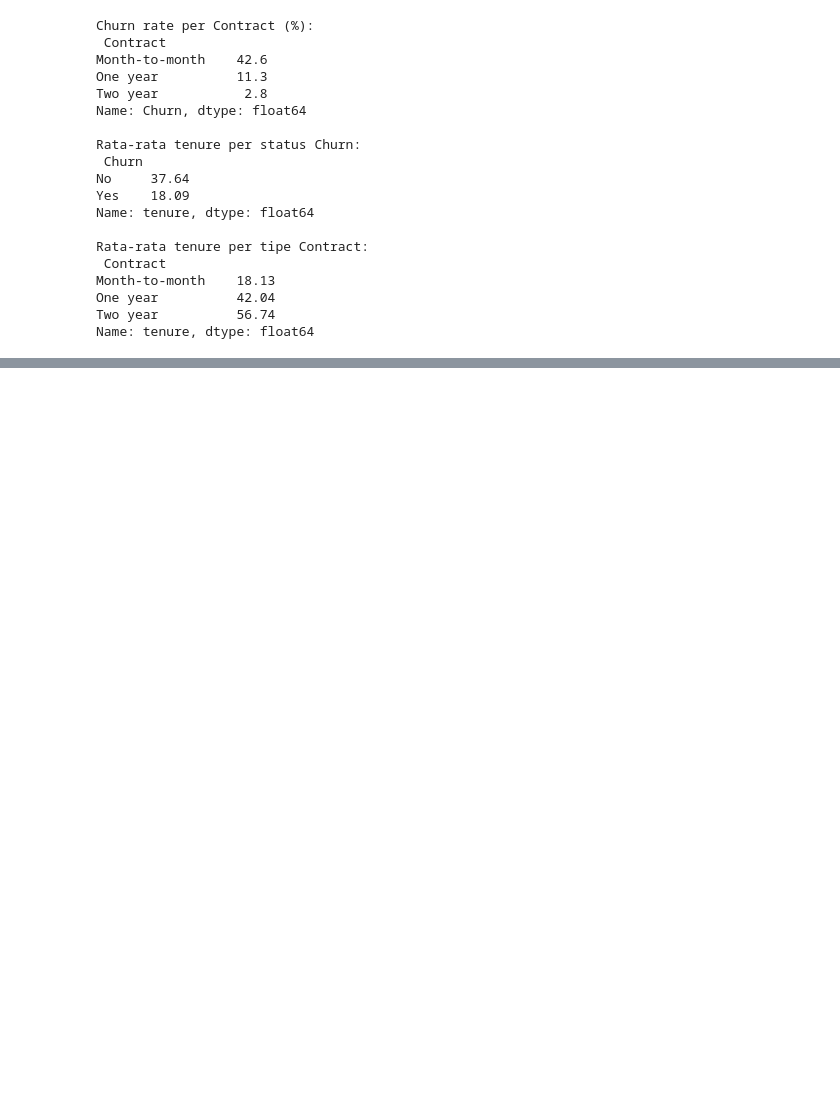
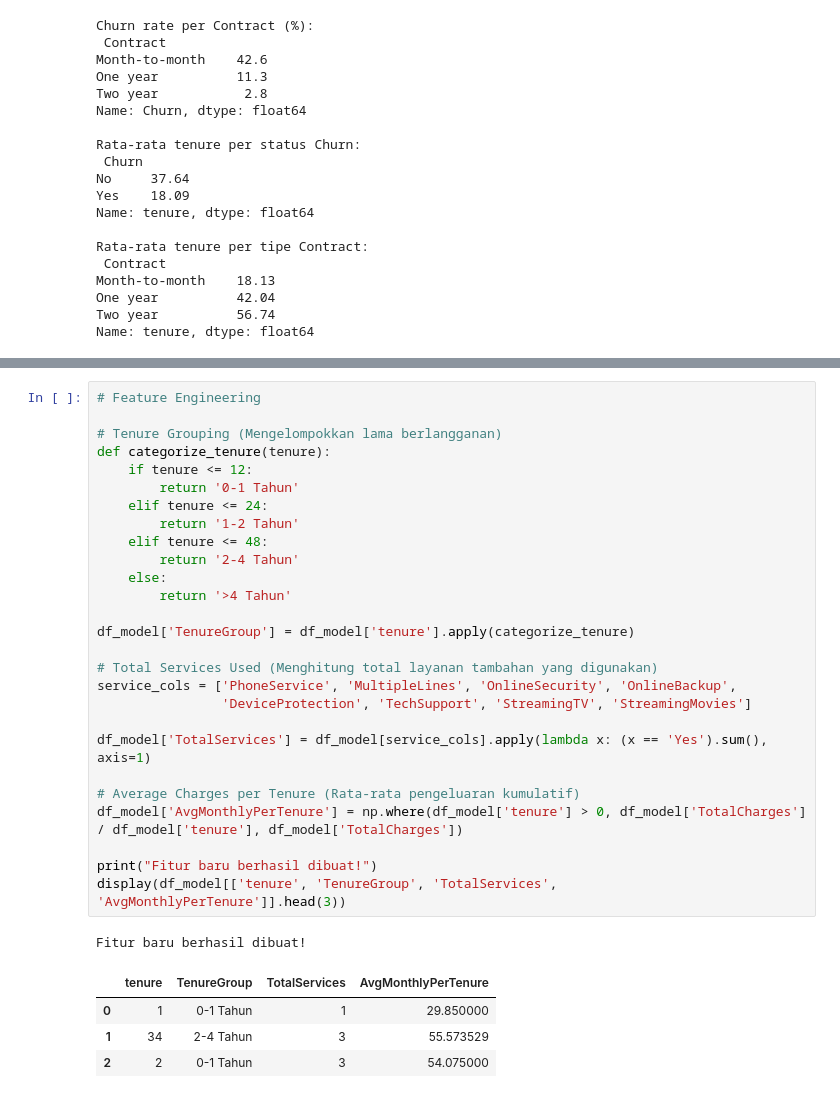
Before and after one commit to carlos1739/analisis_telco, a Jupyter notebook: notebook/churn_analysis.ipynb, the cells around one changed output, grey strips where cells are left out. Saved outputs shown, nothing was run; the diff lists cells and outputs as text; blank space fills up the shorter version.

```diff
--- a/notebook/churn_analysis.ipynb
+++ b/notebook/churn_analysis.ipynb
@@ -319,0 +333,33 @@ Name: tenure, dtype: float64
+# %%
+# Feature Engineering
+
+# Tenure Grouping (Mengelompokkan lama berlangganan)
+def categorize_tenure(tenure):
+    if tenure <= 12:
+        return '0-1 Tahun'
+    elif tenure <= 24:
+        return '1-2 Tahun'
+    elif tenure <= 48:
+        return '2-4 Tahun'
+    else:
+        return '>4 Tahun'
+
+df_model['TenureGroup'] = df_model['tenure'].apply(categorize_tenure)
+
+# Total Services Used (Menghitung total layanan tambahan yang digunakan)
+service_cols = ['PhoneService', 'MultipleLines', 'OnlineSecurity', 'OnlineBackup',
+                'DeviceProtection', 'TechSupport', 'StreamingTV', 'StreamingMovies']
+
+df_model['TotalServices'] = df_model[service_cols].apply(lambda x: (x == 'Yes').sum(), axis=1)
+
+# Average Charges per Tenure (Rata-rata pengeluaran kumulatif)
+df_model['AvgMonthlyPerTenure'] = np.where(df_model['tenure'] > 0, df_model['TotalCharges'] / df_model['tenure'], df_model['TotalCharges'])
+
+print("Fitur baru berhasil dibuat!")
+display(df_model[['tenure', 'TenureGroup', 'TotalServices', 'AvgMonthlyPerTenure']].head(3))
+# %% [output]
+Fitur baru berhasil dibuat!
+|  | tenure | TenureGroup | TotalServices | AvgMonthlyPerTenure |
+| 0 | 1 | 0-1 Tahun | 1 | 29.850000 |
+| 1 | 34 | 2-4 Tahun | 3 | 55.573529 |
+| 2 | 2 | 0-1 Tahun | 3 | 54.075000 |
```
Also changed, not shown: parts of 5 cells of this notebook.
